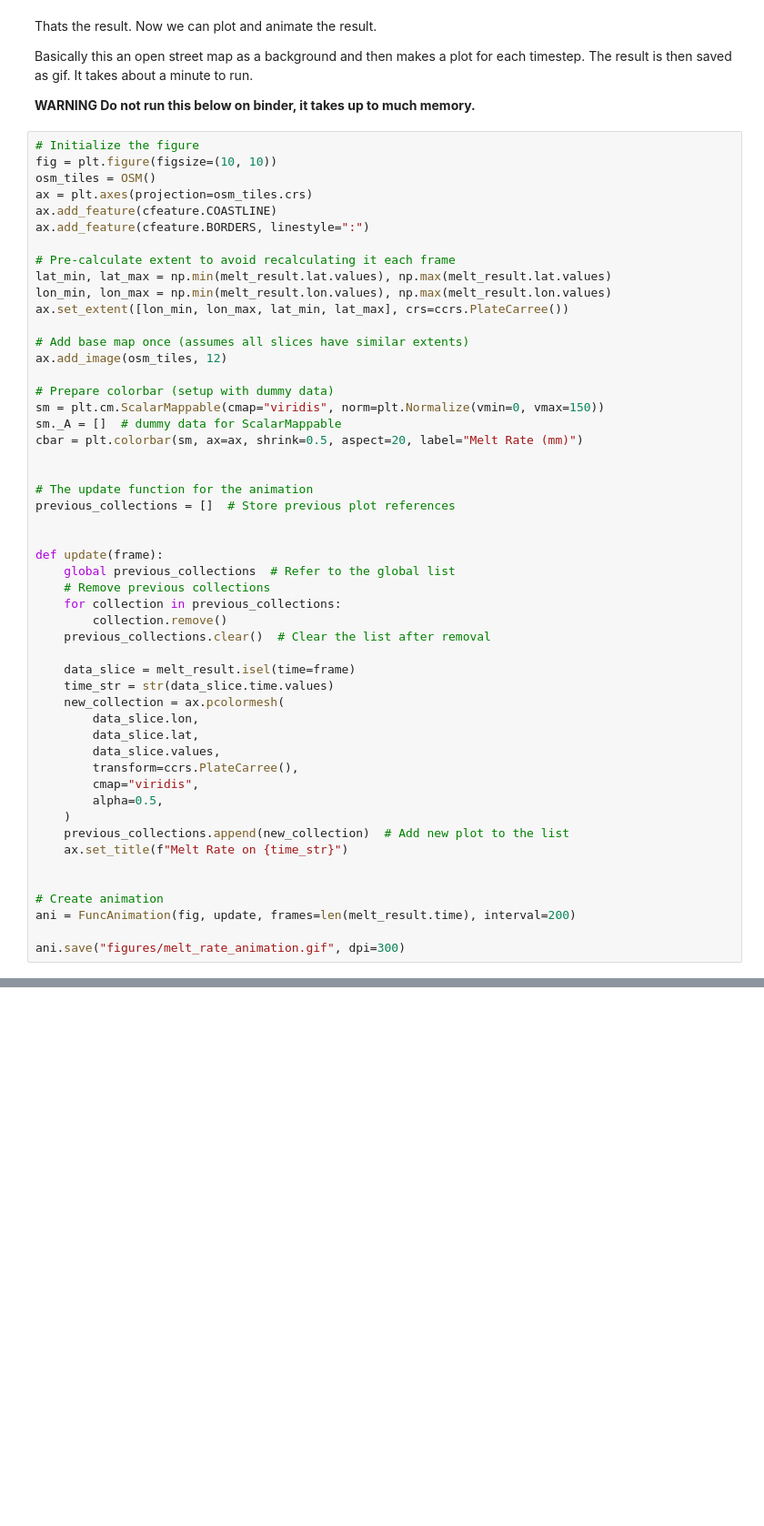
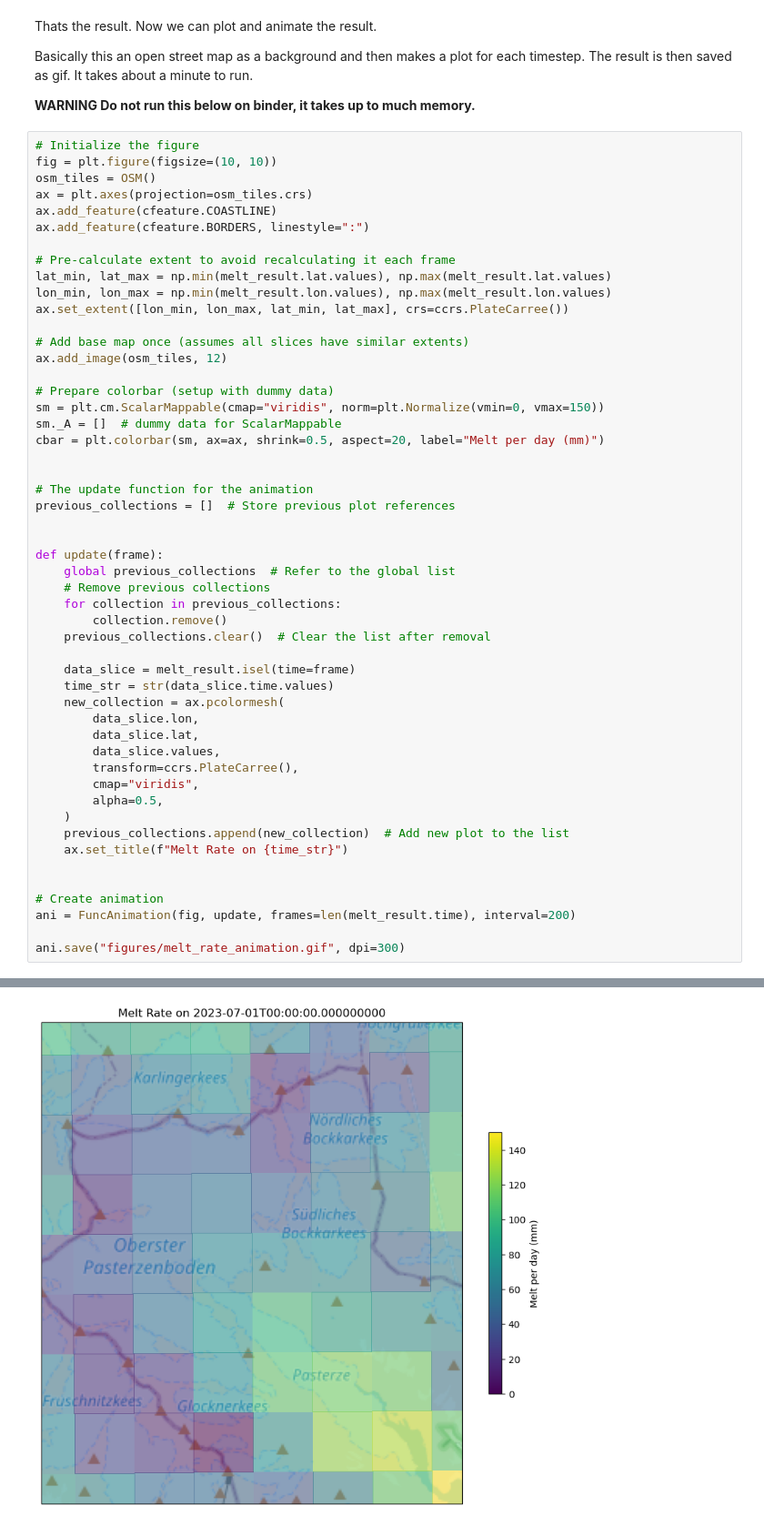
Before and after one commit to tgoelles/Modellieren-in-der-Physischen-Geographie, a Jupyter notebook: 03_melt_models.ipynb, the cells around one changed output, grey strips where cells are left out. Shown at 91% size. Drawn from its saved outputs; the diff is of its cells as text; blank space fills up the shorter version.

```diff
--- a/03_melt_models.ipynb
+++ b/03_melt_models.ipynb
@@ -195,7 +317,7 @@ ax.add_image(osm_tiles, 12)
 # Prepare colorbar (setup with dummy data)
 sm = plt.cm.ScalarMappable(cmap="viridis", norm=plt.Normalize(vmin=0, vmax=150))
 sm._A = []  # dummy data for ScalarMappable
-cbar = plt.colorbar(sm, ax=ax, shrink=0.5, aspect=20, label="Melt Rate (mm)")
+cbar = plt.colorbar(sm, ax=ax, shrink=0.5, aspect=20, label="Melt per day (mm)")
 
 
 # The update function for the animation
@@ -227,3 +349,4 @@ def update(frame):
 ani = FuncAnimation(fig, update, frames=len(melt_result.time), interval=200)
 
 ani.save("figures/melt_rate_animation.gif", dpi=300)
+# %% [output]
@@ -229,0 +354 @@ ani.save("figures/melt_rate_animation.gif", dpi=300)
+[figure, added]
```
Also changed, not shown: parts of 20 cells of this notebook.
